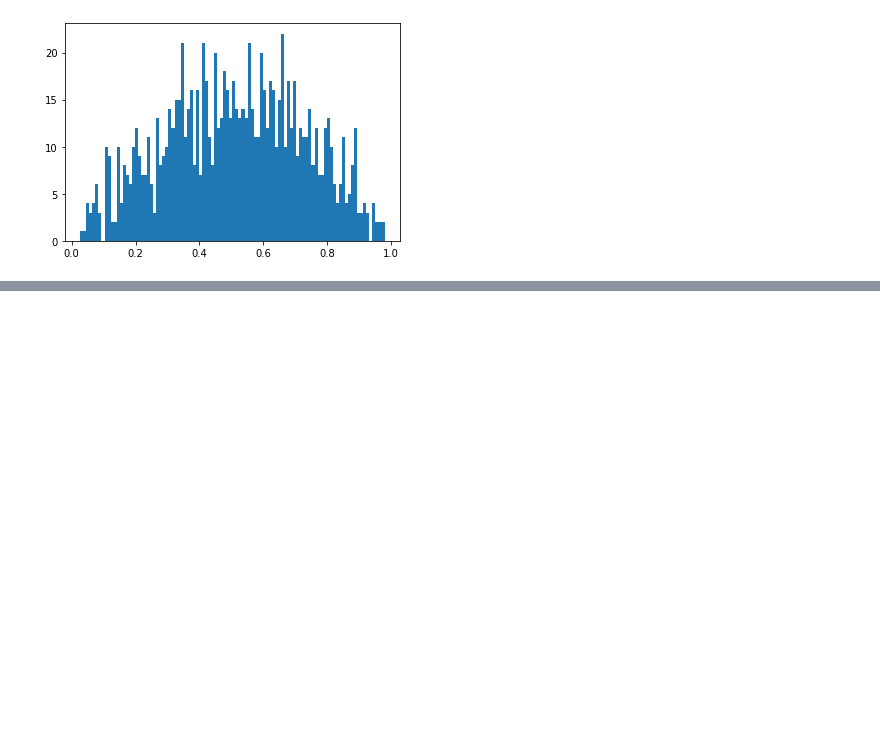
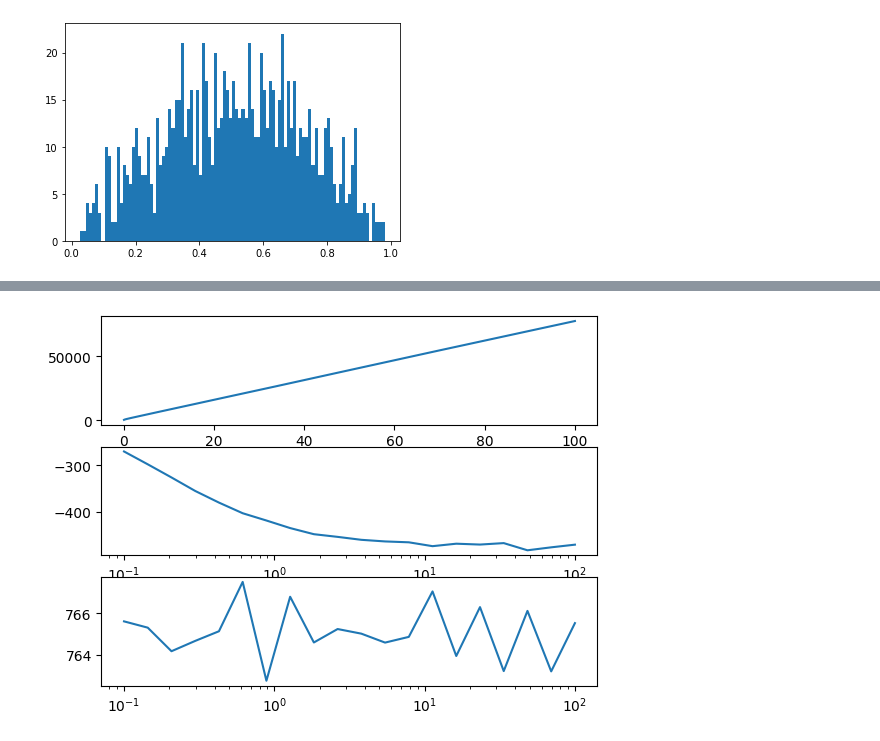
Before and after one commit to moej56153/Master_Thesis, a Jupyter notebook: integral_data_analysis/PPC_distribution.ipynb, the cells around one changed output, grey strips where cells are left out. Cells and saved outputs as stored; diff of their text form; code cells hidden in the pictures; blank space fills up the shorter version.

```diff
--- a/integral_data_analysis/PPC_distribution.ipynb
+++ b/integral_data_analysis/PPC_distribution.ipynb
@@ -247,0 +242,14 @@ _ = plt.hist(cdf, bins=num_bins)
+# %%
+input_b = np.geomspace(0.1,100,20)
+input_s1 = np.geomspace(0.01,10,20)
+input_t1 = np.geomspace(600, 6000, 20)
+input_s2 = np.geomspace(0.01,10,20)
+input_t2 = np.geomspace(600, 6000, 20)
+# %%
+v_b = calc_bmaxL_variance_matrix(
+    np.array(input_b),
+    np.array([input_s1[10]]),
+    np.array([input_t1[10]]),
+    np.array([input_s2[5]]),
+    np.array([input_t2[6]])
+)
@@ -247,0 +277,12 @@ _ = plt.hist(cdf, bins=num_bins)
+# %%
+fig, ax = plt.subplots(nrows=3)
+ax[0].plot(input_b, v_b[:,0,0,0,0,0,0,0])
+ax[1].plot(input_b, v_b[:,0,0,0,0,0,1,0])
+ax[2].plot(input_b, v_b[:,0,0,0,0,0,1,1])
+
+# ax[0].set_xscale("log")
+ax[1].set_xscale("log")
+# ax[1].set_xscale("symlog")
+ax[2].set_xscale("log")
+# %% [output]
+[figure, added]
```
Also changed, not shown: parts of 15 cells of this notebook, 1 other file.
